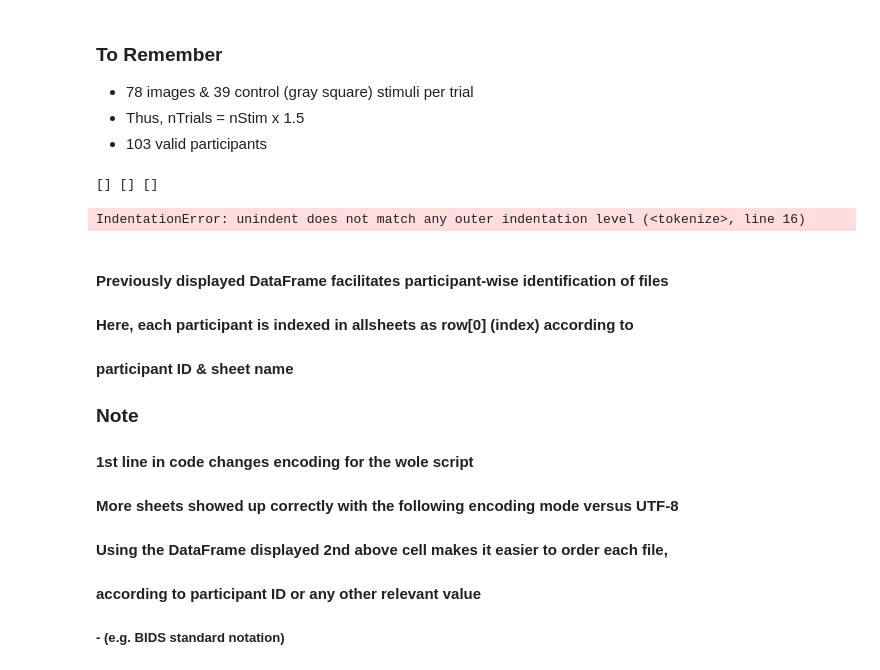
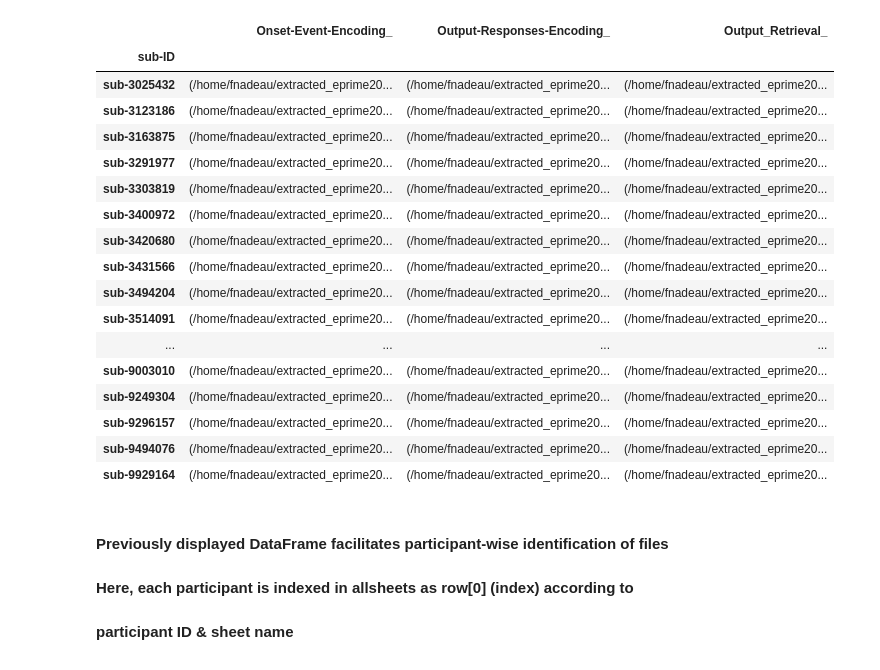
Before and after one commit to FrancoisNadeau/cimaq_memory, a Jupyter notebook: eprime2events/NEW_cimaq_convert_eprime_to_bids_event.ipynb, the cells around one changed output. Cells and saved outputs as stored; diff of their text form; code cells hidden in the pictures.

Commit message:
urgent backup

```diff
--- a/eprime2events/NEW_cimaq_convert_eprime_to_bids_event.ipynb
+++ b/eprime2events/NEW_cimaq_convert_eprime_to_bids_event.ipynb
@@ -202,20 +43,0 @@ count(...)
-# %% [markdown]
-### To Remember
-
- - 78 images & 39 control (gray square) stimuli per trial
- - Thus, nTrials = nStim x 1.5
- - 103 valid participants
-# %%
-    # Initiate enpty list for each outputed variable for backup
-    full_on_eve_enc, retsheets, fixnstimtimes, timings = [], [], [], []
-    fixsheets, encsheets, s_ids, yallofems = [], [], [], []
-    print(full_on_eve_enc, retsheets, fixnstimtimes)
-# %% [output]
-[] [] []
-# %%
-
-
-
-p1, prefixes = sniffsheet()
-# %% [output]
-IndentationError: unindent does not match any outer indentation level (<tokenize>, line 16)
@@ -345,12 +44,50 @@ def NEW_prettyevents(indir="~/extracted_eprimeF",
+# %%
+indir = xpu("~/extracted_eprime2020")
+p1 = pd.read_csv(join(indir, "participants.tsv"),
+                     sep='\t').set_index("sub-ID")
+p1["sheetpaths"] = [[join(indir, row[0], sheet)
+                     for sheet in ls(join(indir, row[0]))
+                     if os.path.isfile(join(indir, row[0], sheet))
+                     and sheet.startswith(".") == False]
+                    for row in p1.iterrows()]
+prefixes = sorted(list(dict.fromkeys([bname(item).split("CIMAQ", 1)[0]
+                    for item in flatten(p1.sheetpaths)
+                    if "CIMAQ" in bname(item)])))
+p2 = df([[[item for item in row[1]["sheetpaths"]
+           if pref in item][0] for pref in prefixes]
+        for row in p1.iterrows()],
+       index=p1.index,
+       columns=prefixes).sort_index()
+
+results = df(([get_encoding(sheet)[1]["encoding"]
+               for sheet in row[1]]
+               for row in p2.iterrows()),
+            index=p2.index, columns=p2.columns)
+test = df((tuple(zip(p2.loc[ind].values,
+                     results.loc[ind].values))
+           for ind in p2.index),
+            index=p2.index, columns=p2.columns)
+display(test)
+# %% [output]
+|  | Onset-Event-Encoding_ | Output-Responses-Encoding_ | Output_Retrieval_ |
+| sub-ID |  |  |  |
+| sub-3025432 | (/home/fnadeau/extracted_eprime20... | (/home/fnadeau/extracted_eprime20... | (/home/fnadeau/extracted_eprime20... |
+| sub-3123186 | (/home/fnadeau/extracted_eprime20... | (/home/fnadeau/extracted_eprime20... | (/home/fnadeau/extracted_eprime20... |
+| sub-3163875 | (/home/fnadeau/extracted_eprime20... | (/home/fnadeau/extracted_eprime20... | (/home/fnadeau/extracted_eprime20... |
+| sub-3291977 | (/home/fnadeau/extracted_eprime20... | (/home/fnadeau/extracted_eprime20... | (/home/fnadeau/extracted_eprime20... |
+| sub-3303819 | (/home/fnadeau/extracted_eprime20... | (/home/fnadeau/extracted_eprime20... | (/home/fnadeau/extracted_eprime20... |
+| sub-3400972 | (/home/fnadeau/extracted_eprime20... | (/home/fnadeau/extracted_eprime20... | (/home/fnadeau/extracted_eprime20... |
+| sub-3420680 | (/home/fnadeau/extracted_eprime20... | (/home/fnadeau/extracted_eprime20... | (/home/fnadeau/extracted_eprime20... |
+| sub-3431566 | (/home/fnadeau/extracted_eprime20... | (/home/fnadeau/extracted_eprime20... | (/home/fnadeau/extracted_eprime20... |
+| sub-3494204 | (/home/fnadeau/extracted_eprime20... | (/home/fnadeau/extracted_eprime20... | (/home/fnadeau/extracted_eprime20... |
+| sub-3514091 | (/home/fnadeau/extracted_eprime20... | (/home/fnadeau/extracted_eprime20... | (/home/fnadeau/extracted_eprime20... |
+| ... | ... | ... | ... |
+| sub-9003010 | (/home/fnadeau/extracted_eprime20... | (/home/fnadeau/extracted_eprime20... | (/home/fnadeau/extracted_eprime20... |
+| sub-9249304 | (/home/fnadeau/extracted_eprime20... | (/home/fnadeau/extracted_eprime20... | (/home/fnadeau/extracted_eprime20... |
+| sub-9296157 | (/home/fnadeau/extracted_eprime20... | (/home/fnadeau/extracted_eprime20... | (/home/fnadeau/extracted_eprime20... |
+| sub-9494076 | (/home/fnadeau/extracted_eprime20... | (/home/fnadeau/extracted_eprime20... | (/home/fnadeau/extracted_eprime20... |
+| sub-9929164 | (/home/fnadeau/extracted_eprime20... | (/home/fnadeau/extracted_eprime20... | (/home/fnadeau/extracted_eprime20... |
 # %% [markdown]
 #### Previously displayed DataFrame facilitates participant-wise identification of files
 #### Here, each participant is indexed in allsheets as row[0] (index) according to
 #### participant ID & sheet name
-
-### Note
-
-#### 1st line in code changes encoding for the wole script
-#### More sheets showed up correctly with the following encoding mode versus UTF-8
-#### Using the DataFrame displayed 2nd above cell makes it easier to order each file,
-#### according to participant ID or any other relevant value
-##### - (e.g. BIDS standard notation)
```
Also changed, not shown: parts of 39 cells of this notebook, 6 other files.
